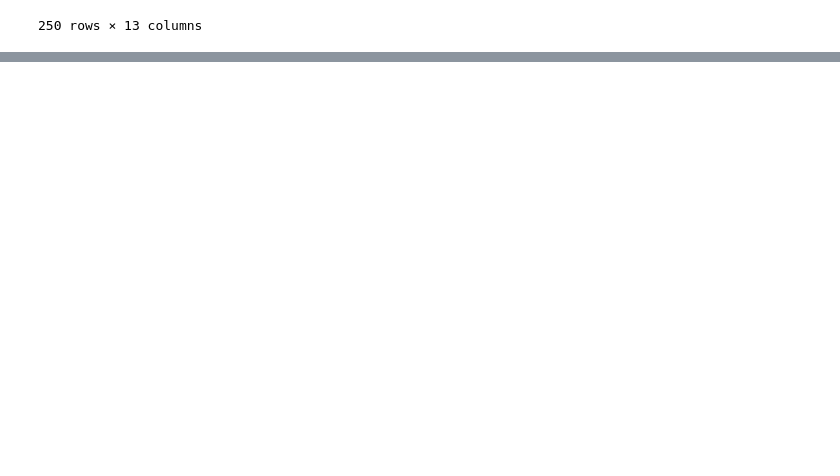
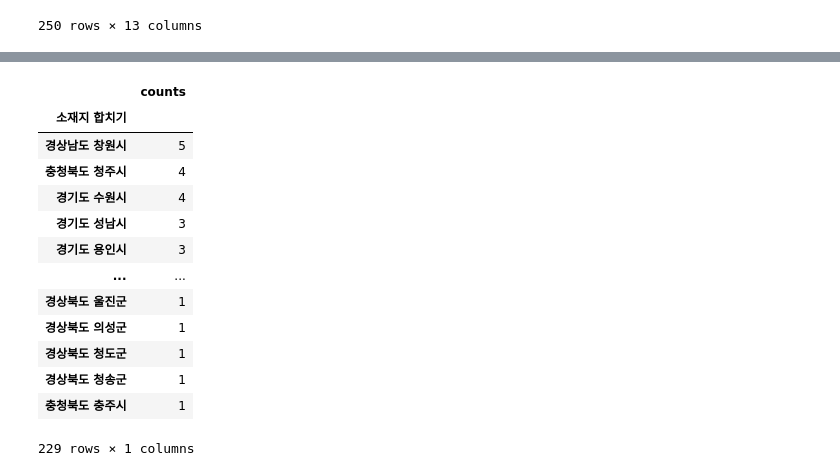
Before and after one commit to subinJi/daitgirls_5th_final, a Jupyter notebook: 0. Data_sigoongoo_population.ipynb, the cells around one changed output, grey strips where cells are left out. Cells and saved outputs as stored; diff of their text form; code cells hidden in the pictures; blank space fills up the shorter version.

```diff
--- a/0. Data_sigoongoo_population.ipynb
+++ b/0. Data_sigoongoo_population.ipynb
@@ -332,0 +359,4 @@ population_sigoongu.to_excel('population_sigoongu_measure.xlsx')
+# %%
+# population_sigoongu_measure의 소재지_합치기에서 중복값 존재 여부 확인하기
+a = population_sigoongu_measure.value_counts(subset=['소재지 합치기'])
+a
@@ -332,0 +377,20 @@ population_sigoongu.to_excel('population_sigoongu_measure.xlsx')
+# %%
+# a를 DataFrame으로 변경
+b = pd.DataFrame(a)
+b = b.rename(columns = {b.columns[0]:"counts"})
+b
+# %% [output]
+|  | counts |
+| 소재지 합치기 |  |
+| 경상남도 창원시 | 5 |
+| 충청북도 청주시 | 4 |
+| 경기도 수원시 | 4 |
+| 경기도 성남시 | 3 |
+| 경기도 용인시 | 3 |
+| ... | ... |
+| 경상북도 울진군 | 1 |
+| 경상북도 의성군 | 1 |
+| 경상북도 청도군 | 1 |
+| 경상북도 청송군 | 1 |
+| 충청북도 충주시 | 1 |
+229 rows × 1 columns
```
Also changed, not shown: parts of 13 cells of this notebook.
